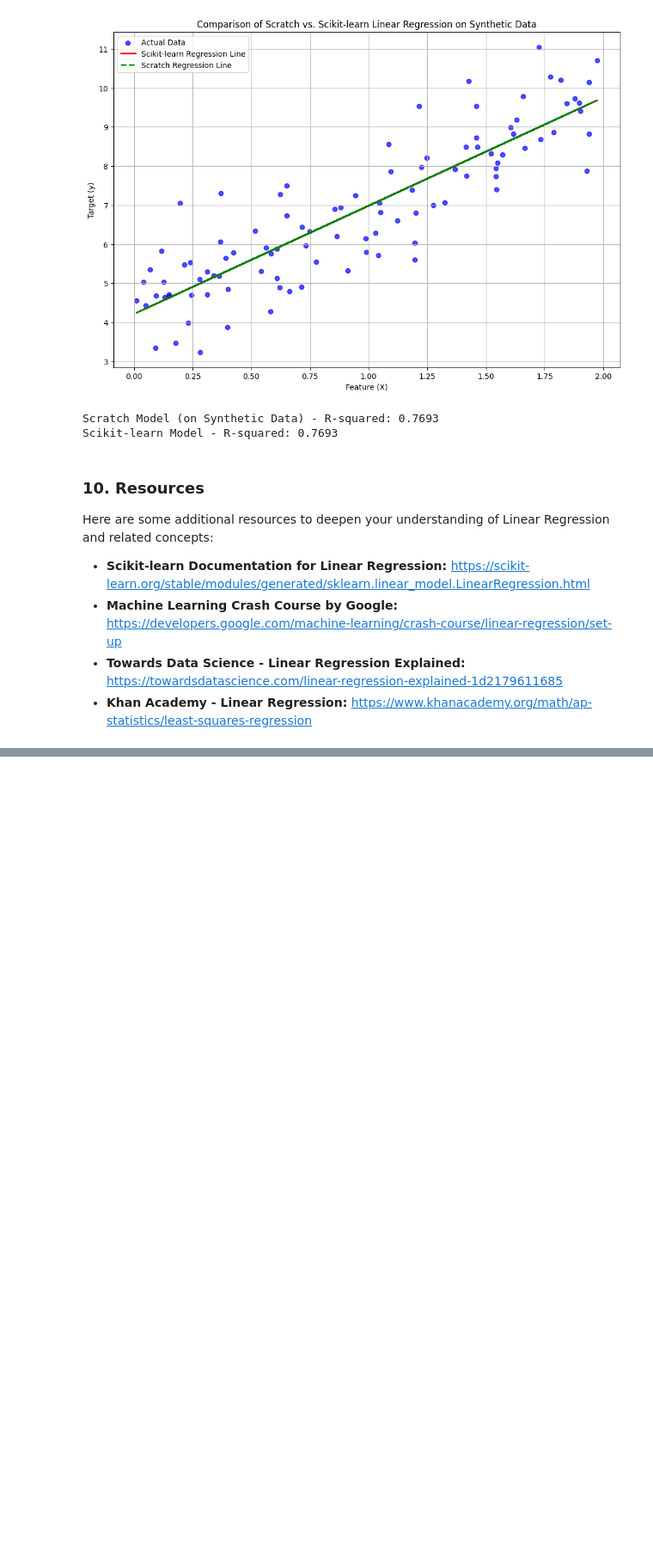
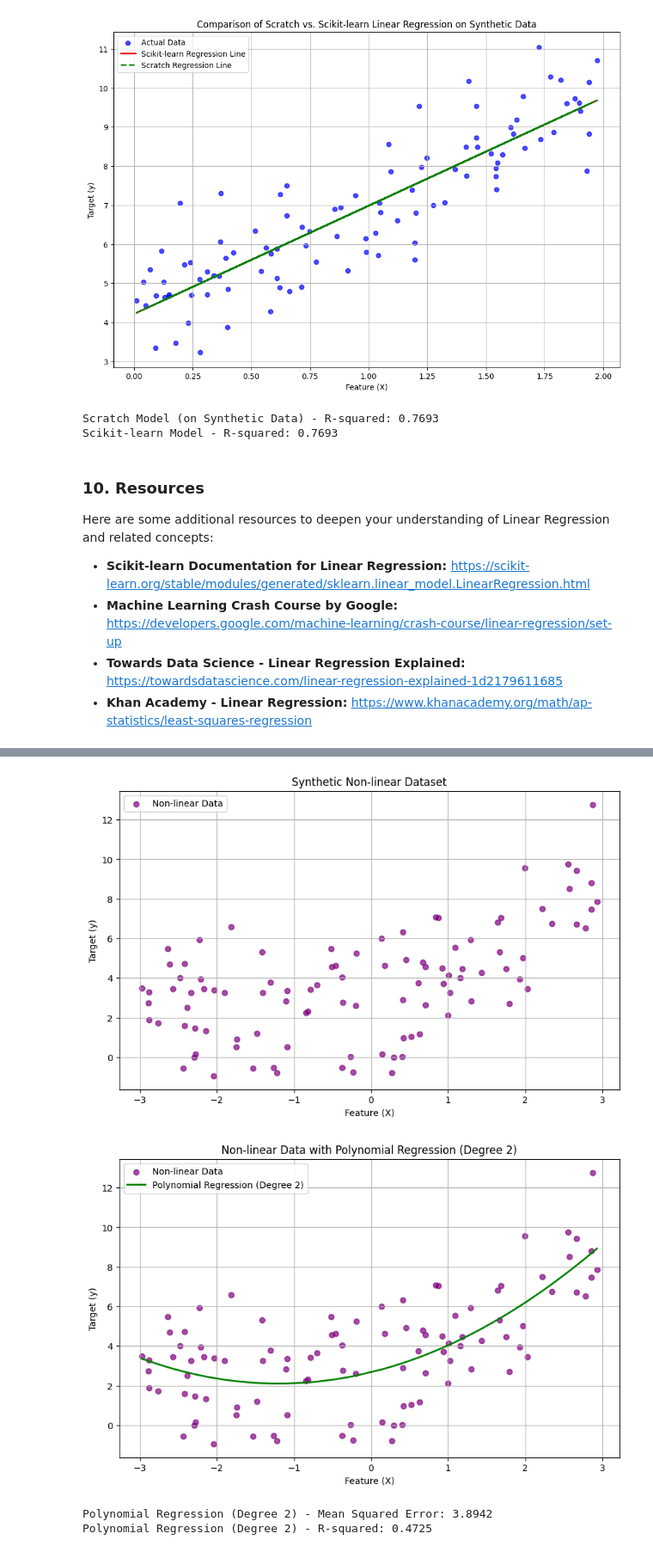
Before and after one commit to amit-sahu-a11y/ML_projects_for_practice, a Jupyter notebook: Untitled51.ipynb, the cells around one changed output, grey strips where cells are left out. Shown at 86% size. Drawn from its saved outputs; the diff is of its cells as text; code cells hidden in the pictures; blank space fills up the shorter version.

```diff
--- a/Untitled51.ipynb
+++ b/Untitled51.ipynb
@@ -351,0 +361,53 @@ Here are some additional resources to deepen your understanding of Linear Regres
+# %%
+from sklearn.preprocessing import PolynomialFeatures
+from sklearn.pipeline import make_pipeline
+
+# Let's create a new synthetic non-linear dataset
+np.random.seed(0)
+X_nonlinear = 2 * np.random.rand(100, 1) * 3 - 3 # values between -3 and 3
+y_nonlinear = 0.5 * X_nonlinear**2 + X_nonlinear + 2 + np.random.randn(100, 1) * 2
+
+# Visualize the non-linear data
+plt.figure(figsize=(10, 6))
+plt.scatter(X_nonlinear, y_nonlinear, c='purple', alpha=0.7, label='Non-linear Data')
+plt.title('Synthetic Non-linear Dataset')
+plt.xlabel('Feature (X)')
+plt.ylabel('Target (y)')
+plt.grid(True)
+plt.legend()
+plt.show()
+
+# Apply Polynomial Regression (e.g., degree 2)
+degree = 2
+poly_model = make_pipeline(PolynomialFeatures(degree),
+                           LinearRegression())
+
+poly_model.fit(X_nonlinear, y_nonlinear)
+y_pred_nonlinear = poly_model.predict(X_nonlinear)
+
+# Sort the values for plotting a smooth line
+X_sort = np.sort(X_nonlinear, axis=0)
+y_pred_sort = poly_model.predict(X_sort)
+
+# Plot the non-linear data and the polynomial regression fit
+plt.figure(figsize=(10, 6))
+plt.scatter(X_nonlinear, y_nonlinear, c='purple', alpha=0.7, label='Non-linear Data')
+plt.plot(X_sort, y_pred_sort, color='green', linewidth=2, label=f'Polynomial Regression (Degree {degree})')
+plt.title(f'Non-linear Data with Polynomial Regression (Degree {degree})')
+plt.xlabel('Feature (X)')
+plt.ylabel('Target (y)')
+plt.grid(True)
+plt.legend()
+plt.show()
+
+# Evaluate the model
+mse_nonlinear = mean_squared_error(y_nonlinear, y_pred_nonlinear)
+r2_nonlinear = r2_score(y_nonlinear, y_pred_nonlinear)
+
+print(f"Polynomial Regression (Degree {degree}) - Mean Squared Error: {mse_nonlinear:.4f}")
+print(f"Polynomial Regression (Degree {degree}) - R-squared: {r2_nonlinear:.4f}")
+# %% [output]
+[figure, added]
+[figure, added]
+Polynomial Regression (Degree 2) - Mean Squared Error: 3.8942
+Polynomial Regression (Degree 2) - R-squared: 0.4725
```
Also changed, not shown: parts of 1 cell of this notebook.
